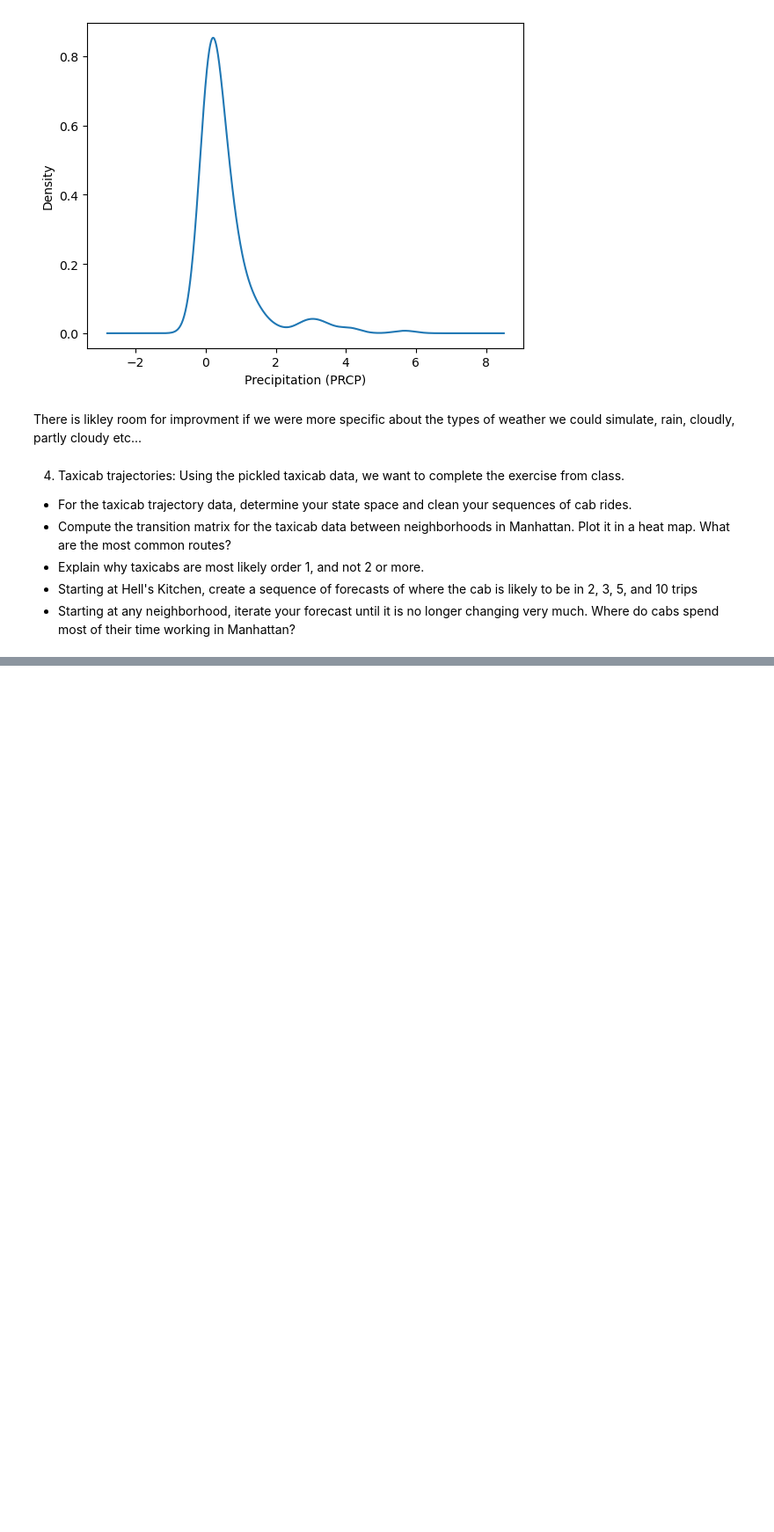
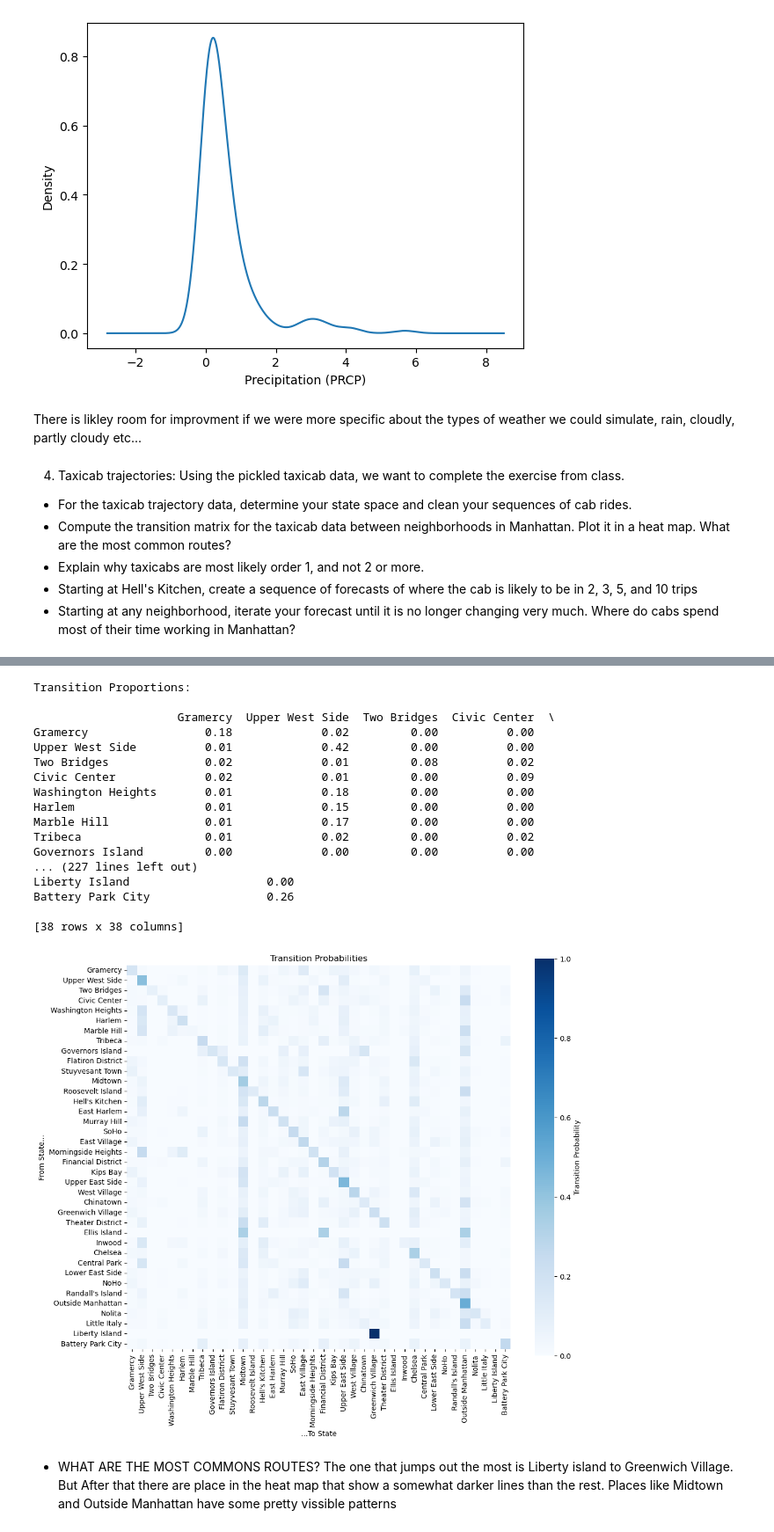
Before and after one commit to aeonlevy/Uncertainty_UVA, a Jupyter notebook: assignment5 (1).ipynb, the cells around one changed output, grey strips where cells are left out. Shown at 88% size. Saved outputs shown, nothing was run; the diff lists cells and outputs as text; code cells hidden in the pictures; blank space fills up the shorter version.

```diff
--- a/assignment5 (1).ipynb
+++ b/assignment5 (1).ipynb
@@ -388,0 +419,17 @@ FileNotFoundError: [Errno 2] No such file or directory: 'taxicab.pkl'
+# %%
+# transition matrix and heat map
+S = len(state)
+tr_counts = np.zeros((S,S))
+# %%
+for trip in data:
+    seq = np.array(trip)
+    for t in range(1,len(seq)):
+        # Current and next tokens:
+        x_tm1 = seq[t-1] # previous state
+        x_t = seq[t] # current state
+        index_from = states.index(x_tm1)
+        index_to = states.index(x_t)
+        # Update transition counts:
+        tr_counts[index_to, index_from] += 1
+
+print('Transition Counts:\n', tr_counts)
@@ -388,0 +438,4 @@ FileNotFoundError: [Errno 2] No such file or directory: 'taxicab.pkl'
+# %%
+sums = tr_counts.sum(axis=1, keepdims=True)
+print('State proportions: \n')
+print(sums)
@@ -388,0 +460,46 @@ FileNotFoundError: [Errno 2] No such file or directory: 'taxicab.pkl'
+# %%
+tr_pr = np.divide(tr_counts, sums,
+                             out=np.zeros_like(tr_counts),
+                             where=sums!=0)
+
+print('Transition Proportions:\n')
+
+tr_df = pd.DataFrame(np.round(tr_pr,2), index=states, columns=states)
+print(tr_df)
+
+plt.figure(figsize=(12, 10))
+sns.heatmap(tr_pr,
+            cmap='Blues',
+            square=True,
+            xticklabels=states,
+            yticklabels=states,
+            cbar_kws={'label': 'Transition Probability'})
+
+plt.title('Transition Probabilities')
+plt.xlabel('...To State')
+plt.ylabel('From State...')
+plt.xticks(rotation=90)
+plt.yticks(rotation=0)
+plt.show()
+# %% [output]
+Transition Proportions:
+
+                     Gramercy  Upper West Side  Two Bridges  Civic Center  \
+Gramercy                 0.18             0.02         0.00          0.00
+Upper West Side          0.01             0.42         0.00          0.00
+Two Bridges              0.02             0.01         0.08          0.02
+Civic Center             0.02             0.01         0.00          0.09
+Washington Heights       0.01             0.18         0.00          0.00
+Harlem                   0.01             0.15         0.00          0.00
+Marble Hill              0.01             0.17         0.00          0.00
+Tribeca                  0.01             0.02         0.00          0.02
+Governors Island         0.00             0.00         0.00          0.00
+... (227 lines left out)
+Liberty Island                    0.00
+Battery Park City                 0.26
+
+[38 rows x 38 columns]
+[figure, added]
+# %% [markdown]
+- WHAT ARE THE MOST COMMONS ROUTES?
+    The one that jumps out the most is Liberty island to Greenwich Village. But After that there are place in the heat map that show a somewhat darker lines than the rest. Places like Midtown and Outside Manhattan have some pretty vissible patterns
```
Also changed, not shown: parts of 8 cells of this notebook.
